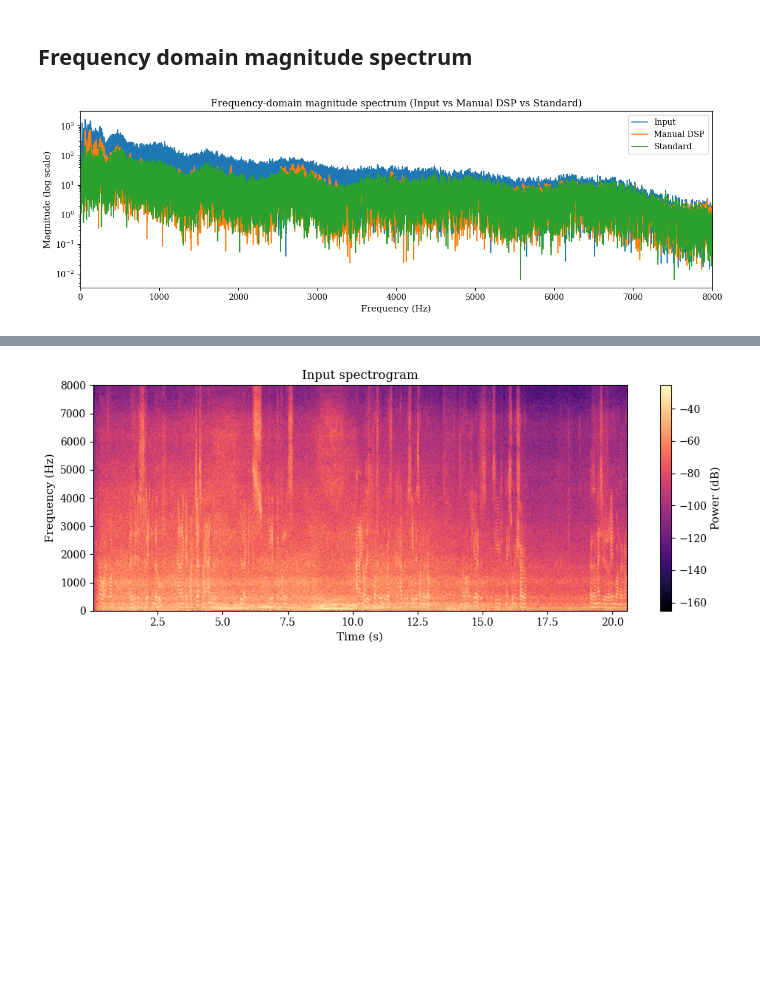
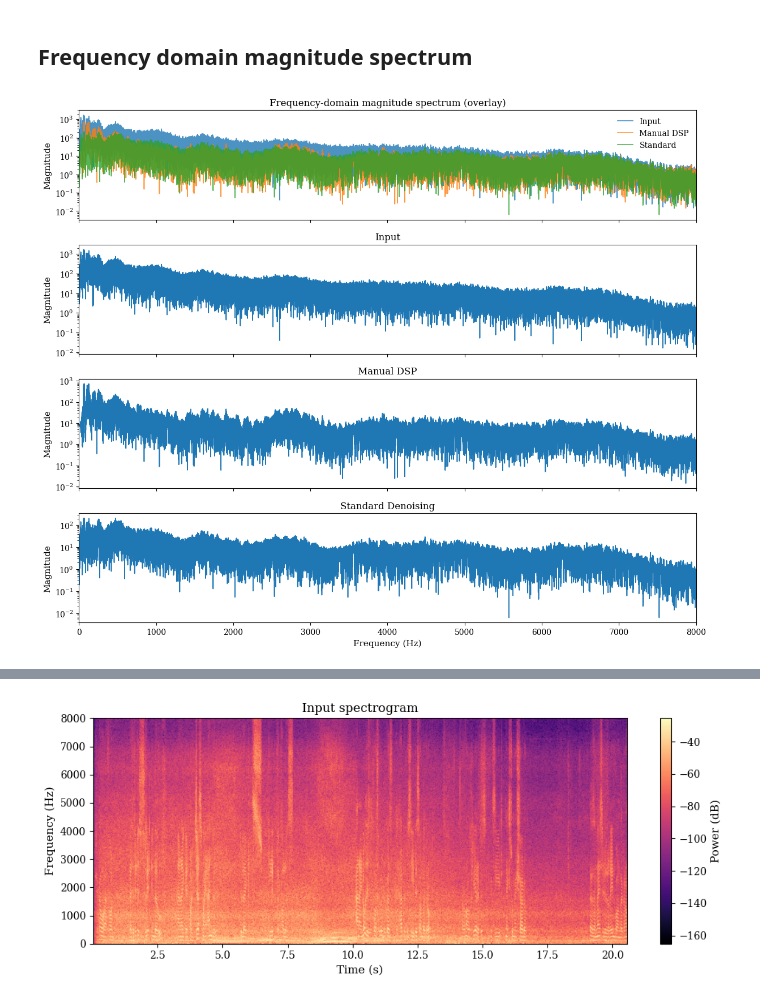
Before and after one commit to PaiSuryaDarshan/voice-audio-denoising-analysis, a Jupyter notebook: notebooks/comparitive_signal_analysis.ipynb, the cells around one changed output, grey strips where cells are left out. Saved outputs shown, nothing was run; the diff lists cells and outputs as text; code cells hidden in the pictures; blank space fills up the shorter version.

```diff
--- a/notebooks/comparitive_signal_analysis.ipynb
+++ b/notebooks/comparitive_signal_analysis.ipynb
@@ -433,26 +592,56 @@ Manual DSP reduced RMS amplitude by 18.3% relative to the input over the first a
 ## Frequency domain magnitude spectrum
 # %%
 def mag_spectrum(x: np.ndarray):
-    X = np.abs(np.fft.rfft(x))
-    return X
+    return np.abs(np.fft.rfft(x))
 
+
+# Frequency axis
 freqs = np.fft.rfftfreq(len(x_in), 1 / sr)
 
+# Spectra
 X_in = mag_spectrum(x_in)
 X_manual = mag_spectrum(x_manual)
 X_standard = mag_spectrum(x_standard)
 
-plt.figure(figsize=(12, 4))
-plt.semilogy(freqs, X_in + 1e-12, label="Input")
-plt.semilogy(freqs, X_manual + 1e-12, label="Manual DSP")
-plt.semilogy(freqs, X_standard + 1e-12, label="Standard")
+# -------------------------------------------------
+# Plot
+# -------------------------------------------------
+fig, axes = plt.subplots(
+    4, 1, figsize=(12, 10), sharex=True
+)
 
-plt.xlim(0, 8000)
-plt.xlabel("Frequency (Hz)")
-plt.ylabel("Magnitude (log scale)")
-plt.title("Frequency-domain magnitude spectrum (Input vs Manual DSP vs Standard)")
-plt.legend()
+# Common settings
+xlim = (0, 8000)
+
+# --- Overlay ---
+axes[0].semilogy(freqs, X_in + 1e-12, label="Input", alpha=0.8)
+axes[0].semilogy(freqs, X_manual + 1e-12, label="Manual DSP", alpha=0.8)
+axes[0].semilogy(freqs, X_standard + 1e-12, label="Standard", alpha=0.8)
+axes[0].set_title("Frequency-domain magnitude spectrum (overlay)")
+axes[0].set_ylabel("Magnitude")
+axes[0].set_xlim(xlim)
+axes[0].legend(frameon=False)
+
+# --- Input ---
+axes[1].semilogy(freqs, X_in + 1e-12)
+axes[1].set_title("Input")
+axes[1].set_ylabel("Magnitude")
+axes[1].set_xlim(xlim)
+
+# --- Manual DSP ---
+axes[2].semilogy(freqs, X_manual + 1e-12)
+axes[2].set_title("Manual DSP")
+axes[2].set_ylabel("Magnitude")
+axes[2].set_xlim(xlim)
+
+# --- Standard ---
+axes[3].semilogy(freqs, X_standard + 1e-12)
+axes[3].set_title("Standard Denoising")
+axes[3].set_ylabel("Magnitude")
+axes[3].set_xlabel("Frequency (Hz)")
+axes[3].set_xlim(xlim)
+
 plt.tight_layout()
 plt.show()
 # %% [output]
-[figure, old version]
+[figure, new version]
```
Also changed, not shown: parts of 54 cells of this notebook, 10 other files.
